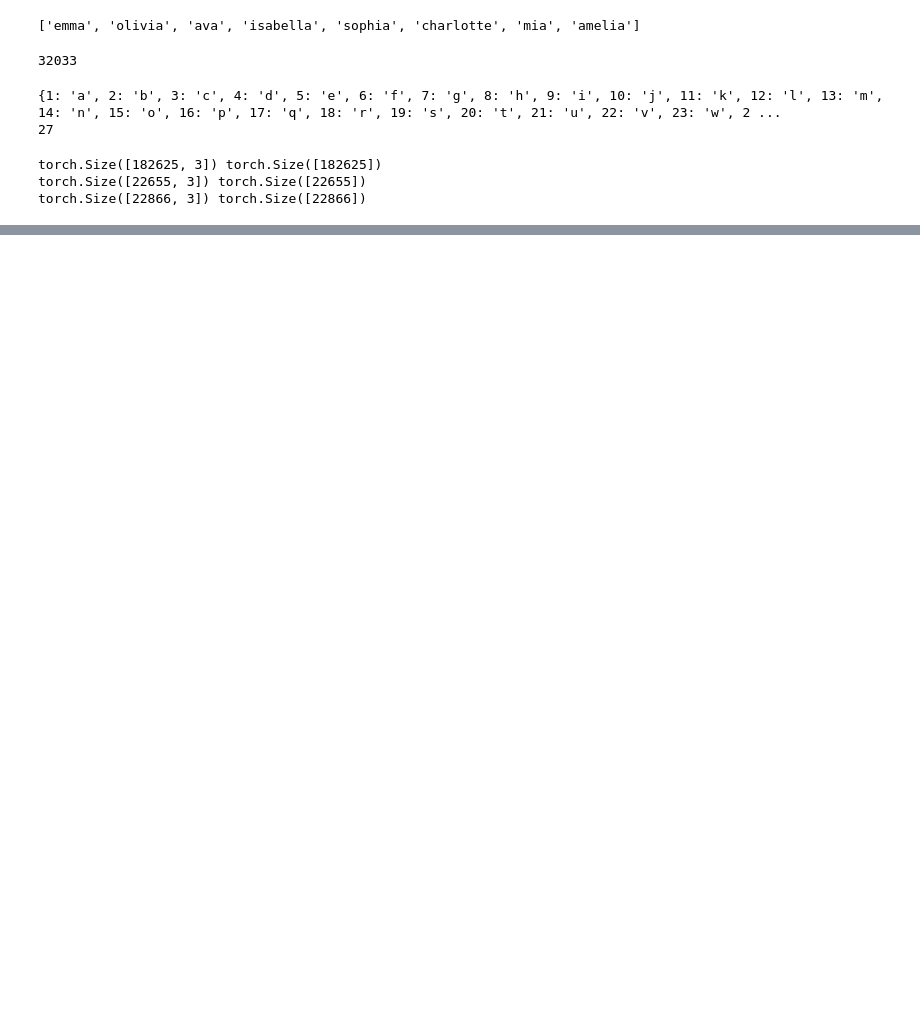
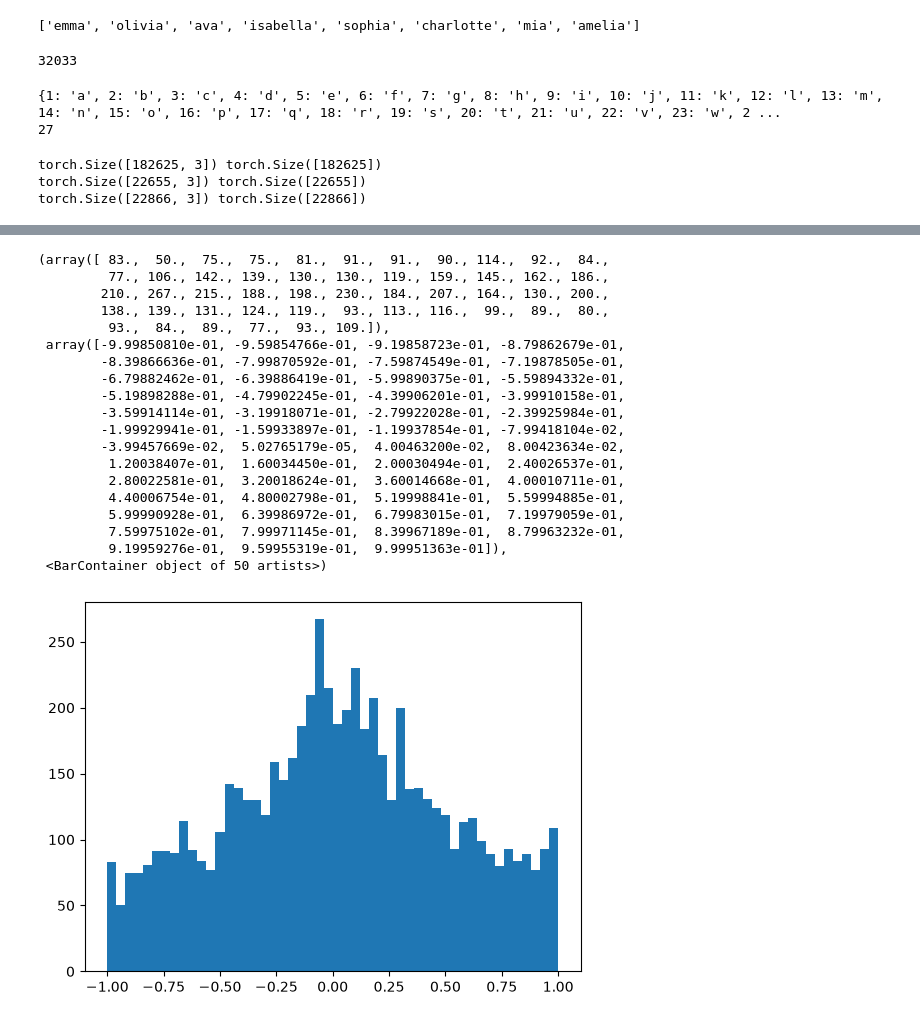
Before and after one commit to uday-kocherla/language_model_from_scratch, a Jupyter notebook: RNN_language_model.ipynb, the cells around one changed output, grey strips where cells are left out. Cells and saved outputs as stored; diff of their text form; code cells hidden in the pictures; blank space fills up the shorter version.

```diff
--- a/RNN_language_model.ipynb
+++ b/RNN_language_model.ipynb
@@ -59,0 +123,23 @@ torch.Size([22866, 3]) torch.Size([22866])
+# %%
+plt.hist(h.view(-1).tolist(), 50)
+# %% [output]
+(array([ 83.,  50.,  75.,  75.,  81.,  91.,  91.,  90., 114.,  92.,  84.,
+         77., 106., 142., 139., 130., 130., 119., 159., 145., 162., 186.,
+        210., 267., 215., 188., 198., 230., 184., 207., 164., 130., 200.,
+        138., 139., 131., 124., 119.,  93., 113., 116.,  99.,  89.,  80.,
+         93.,  84.,  89.,  77.,  93., 109.]),
+ array([-9.99850810e-01, -9.59854766e-01, -9.19858723e-01, -8.79862679e-01,
+        -8.39866636e-01, -7.99870592e-01, -7.59874549e-01, -7.19878505e-01,
+        -6.79882462e-01, -6.39886419e-01, -5.99890375e-01, -5.59894332e-01,
+        -5.19898288e-01, -4.79902245e-01, -4.39906201e-01, -3.99910158e-01,
+        -3.59914114e-01, -3.19918071e-01, -2.79922028e-01, -2.39925984e-01,
+        -1.99929941e-01, -1.59933897e-01, -1.19937854e-01, -7.99418104e-02,
+        -3.99457669e-02,  5.02765179e-05,  4.00463200e-02,  8.00423634e-02,
+         1.20038407e-01,  1.60034450e-01,  2.00030494e-01,  2.40026537e-01,
+         2.80022581e-01,  3.20018624e-01,  3.60014668e-01,  4.00010711e-01,
+         4.40006754e-01,  4.80002798e-01,  5.19998841e-01,  5.59994885e-01,
+         5.99990928e-01,  6.39986972e-01,  6.79983015e-01,  7.19979059e-01,
+         7.59975102e-01,  7.99971145e-01,  8.39967189e-01,  8.79963232e-01,
+         9.19959276e-01,  9.59955319e-01,  9.99951363e-01]),
+ <BarContainer object of 50 artists>)
+[figure, added]
```
Also changed, not shown: parts of 7 cells of this notebook.
